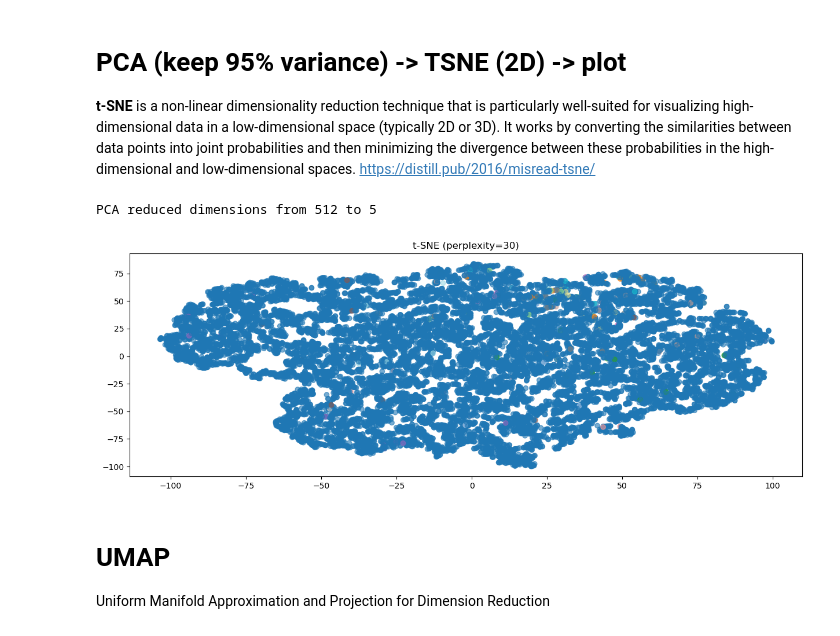
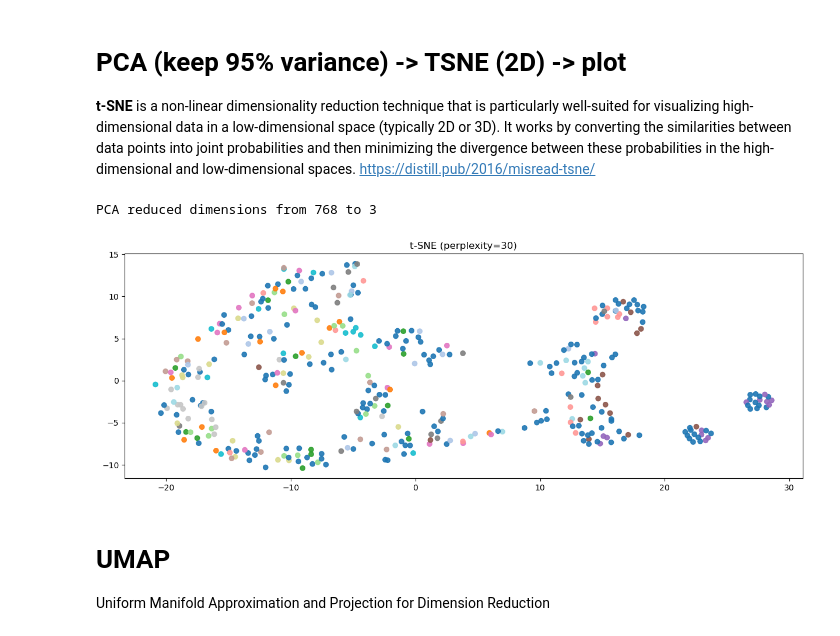
Before and after one commit to JarekJurek/foraminifera, a Jupyter notebook: src/feature_investigator.ipynb, the cells around one changed output. Drawn from its saved outputs; the diff is of its cells as text; code cells hidden in the pictures.

```diff
--- a/src/feature_investigator.ipynb
+++ b/src/feature_investigator.ipynb
@@ -13,10 +26,7 @@ warnings.filterwarnings("ignore")
 # %%
-SAVE_FIGURE_PATH = '../figures/'
-FEATURES_PATH = '../features/'
-
 # Loading the features from the features path
-volume_features_path = os.path.join(FEATURES_PATH, 'volume_features.npy')
-labels_path = os.path.join(FEATURES_PATH, 'labels.npy')
+volume_features_path = os.path.join(FEATURES_PATH, 'volume_features_27.npy')
+labels_path = os.path.join(FEATURES_PATH, 'labels_27.npy')
 
 # Load the extracted features and labels
 if os.path.exists(volume_features_path) and os.path.exists(labels_path):
@@ -145,31 +178,31 @@ No artists with labels found to put in legend.  Note that artists whose label st
 **t-SNE** is a non-linear dimensionality reduction technique that is particularly well-suited for visualizing high-dimensional data in a low-dimensional space (typically 2D or 3D). It works by converting the similarities between data points into joint probabilities and then minimizing the divergence between these probabilities in the high-dimensional and low-dimensional spaces.
 https://distill.pub/2016/misread-tsne/
 # %%
-pca = PCA(n_components=0.90)  # Keep 95% of variance
+pca = PCA(n_components=0.80)  # Keep 95% of variance
 pca_features = pca.fit_transform(volume_features)
 print(f"PCA reduced dimensions from {volume_features.shape[1]} to {pca_features.shape[1]}")
 # %% [output]
-PCA reduced dimensions from 512 to 5
+PCA reduced dimensions from 768 to 3
 # %%
 # 2. t-SNE with different parameters
 # Perplexities are a hyperparameter for t-SNE that affects the balance between local and global aspects of the data
 # perplexities = [5, 30, 50]
 perplexities = [30]
 
 
 fig, axes = plt.subplots(1, len(perplexities), figsize=(15, 5))
 if len(perplexities) == 1:
     axes = [axes]  # Make sure axes is iterable
 
 for i, perp in enumerate(perplexities):
     tsne = TSNE(n_components=2, perplexity=perp, random_state=42)
     tsne_result = tsne.fit_transform(pca_features)
     scatter = axes[i].scatter(
         tsne_result[:, 0], tsne_result[:, 1],
-        c=labels, alpha=0.6, cmap='tab20')
+        c=labels, alpha=0.9, cmap='tab20')
     axes[i].set_title(f't-SNE (perplexity={perp})')
 # %% [output]
-[figure, old version]
+[figure, new version]
 # %% [markdown]
 # UMAP
 
```
Also changed, not shown: parts of 11 cells of this notebook, 6 other files.
